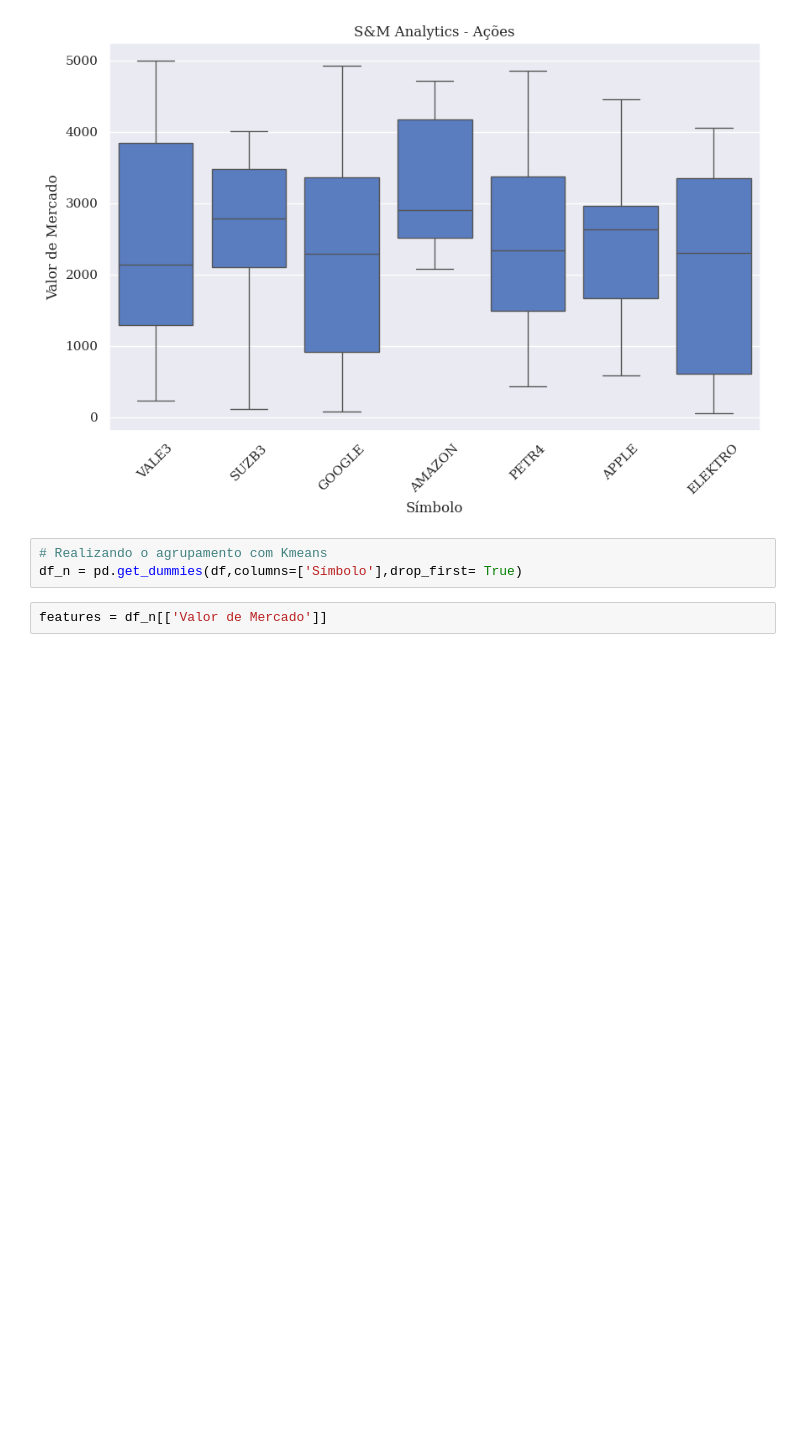
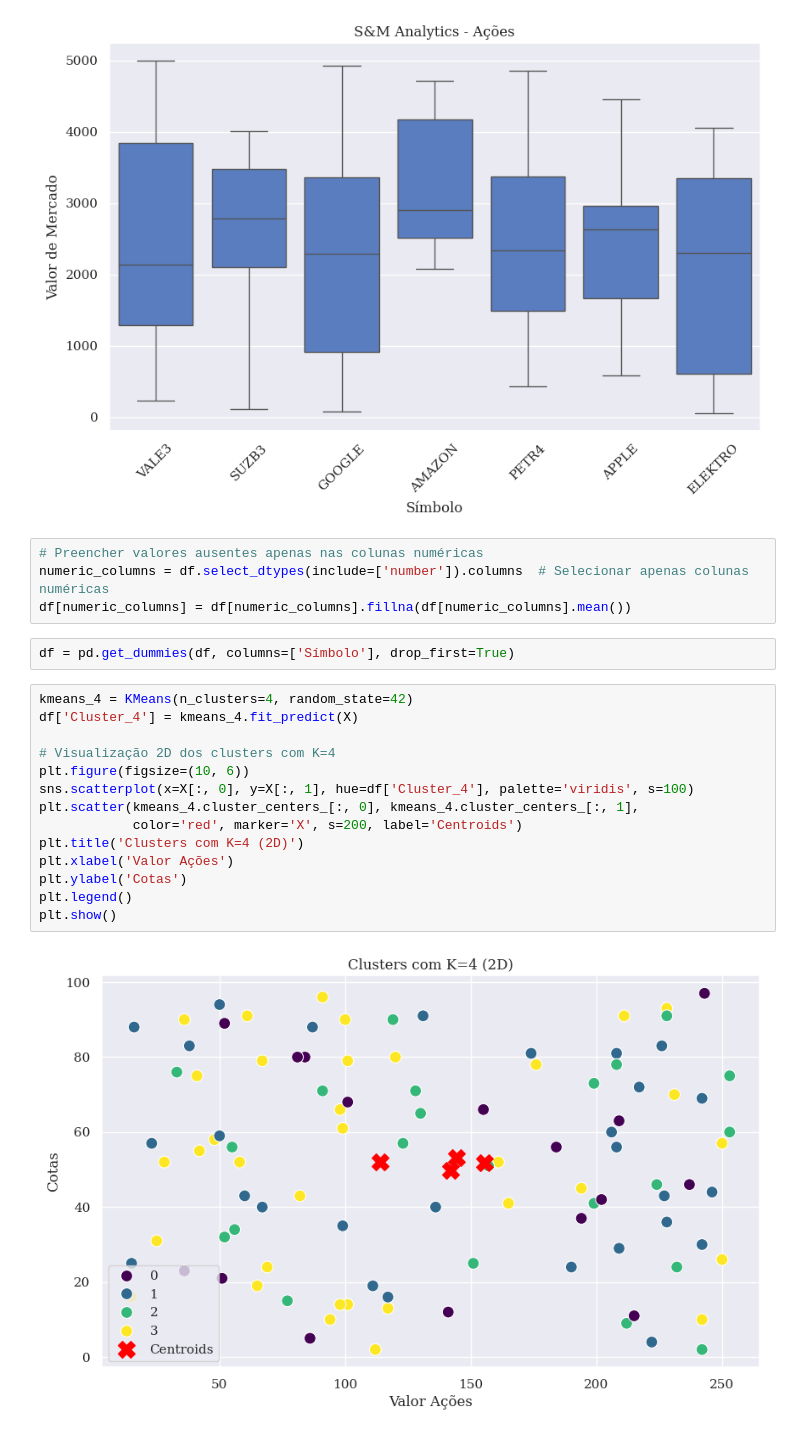
Before and after one commit to goesq/IA_BigData-Somativa, a Jupyter notebook: datacodigo.ipynb, the cells around one changed output. Drawn from its saved outputs; the diff is of its cells as text; blank space fills up the shorter version.

```diff
--- a/datacodigo.ipynb
+++ b/datacodigo.ipynb
@@ -62,8 +61,25 @@ plt.xticks(rotation=45)
 plt.show()
 # %% [output]
 [figure]
+# %%
+# Preencher valores ausentes apenas nas colunas numéricas
+numeric_columns = df.select_dtypes(include=['number']).columns  # Selecionar apenas colunas numéricas
+df[numeric_columns] = df[numeric_columns].fillna(df[numeric_columns].mean())
 # %%
-# Realizando o agrupamento com Kmeans
-df_n = pd.get_dummies(df,columns=['Símbolo'],drop_first= True)
+df = pd.get_dummies(df, columns=['Símbolo'], drop_first=True)
-# %%
-features = df_n[['Valor de Mercado']]
+# %%
+kmeans_4 = KMeans(n_clusters=4, random_state=42)
+df['Cluster_4'] = kmeans_4.fit_predict(X)
+
+# Visualização 2D dos clusters com K=4
+plt.figure(figsize=(10, 6))
+sns.scatterplot(x=X[:, 0], y=X[:, 1], hue=df['Cluster_4'], palette='viridis', s=100)
+plt.scatter(kmeans_4.cluster_centers_[:, 0], kmeans_4.cluster_centers_[:, 1],
+            color='red', marker='X', s=200, label='Centroids')
+plt.title('Clusters com K=4 (2D)')
+plt.xlabel('Valor Ações')
+plt.ylabel('Cotas')
+plt.legend()
+plt.show()
+# %% [output]
+[figure, added]
```
Also changed, not shown: parts of 5 cells of this notebook.
